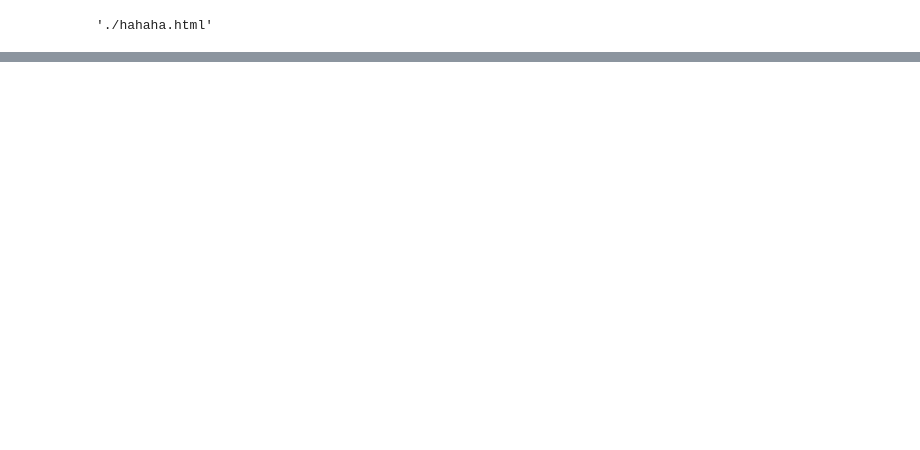
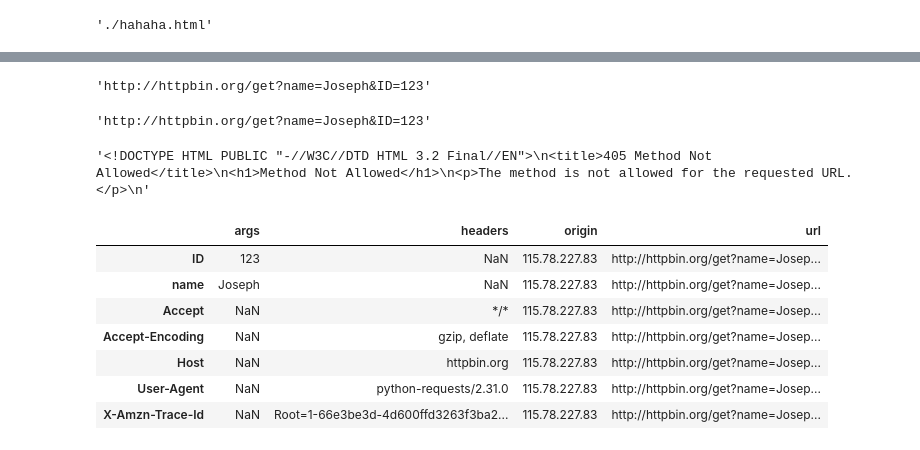
Before and after one commit to BLOC3AN/cousera_Python, a Jupyter notebook: module_5/Untitled.ipynb, the cells around one changed output, grey strips where cells are left out. Drawn from its saved outputs; the diff is of its cells as text; code cells hidden in the pictures; blank space fills up the shorter version.

```diff
--- a/module_5/Untitled.ipynb
+++ b/module_5/Untitled.ipynb
@@ -101,0 +124,5 @@ plotly.offline.plot(fig, filename= "./hahaha.html")
+# %%
+url_get = "http://httpbin.org/get"
+payload = {"name":"Joseph", "ID":"123"}
+# %%
+r= requests.get(url_get, params=payload)
@@ -101,0 +148,23 @@ plotly.offline.plot(fig, filename= "./hahaha.html")
+# %%
+r.url
+# %% [output]
+'http://httpbin.org/get?name=Joseph&ID=123'
+# %%
+r_post.url
+# %% [output]
+'http://httpbin.org/get?name=Joseph&ID=123'
+# %%
+r_post.text
+# %% [output]
+'<!DOCTYPE HTML PUBLIC "-//W3C//DTD HTML 3.2 Final//EN">\n<title>405 Method Not Allowed</title>\n<h1>Method Not Allowed</h1>\n<p>The method is not allowed for the requested URL.</p>\n'
+# %%
+pd.DataFrame(r.json())
+# %% [output]
+|  | args | headers | origin | url |
+| ID | 123 | NaN | 115.78.227.83 | http://httpbin.org/get?name=Josep... |
+| name | Joseph | NaN | 115.78.227.83 | http://httpbin.org/get?name=Josep... |
+| Accept | NaN | */* | 115.78.227.83 | http://httpbin.org/get?name=Josep... |
+| Accept-Encoding | NaN | gzip, deflate | 115.78.227.83 | http://httpbin.org/get?name=Josep... |
+| Host | NaN | httpbin.org | 115.78.227.83 | http://httpbin.org/get?name=Josep... |
+| User-Agent | NaN | python-requests/2.31.0 | 115.78.227.83 | http://httpbin.org/get?name=Josep... |
+| X-Amzn-Trace-Id | NaN | Root=1-66e3be3d-4d600ffd3263f3ba2... | 115.78.227.83 | http://httpbin.org/get?name=Josep... |
```
Also changed, not shown: parts of 26 cells of this notebook, 4 other files.
